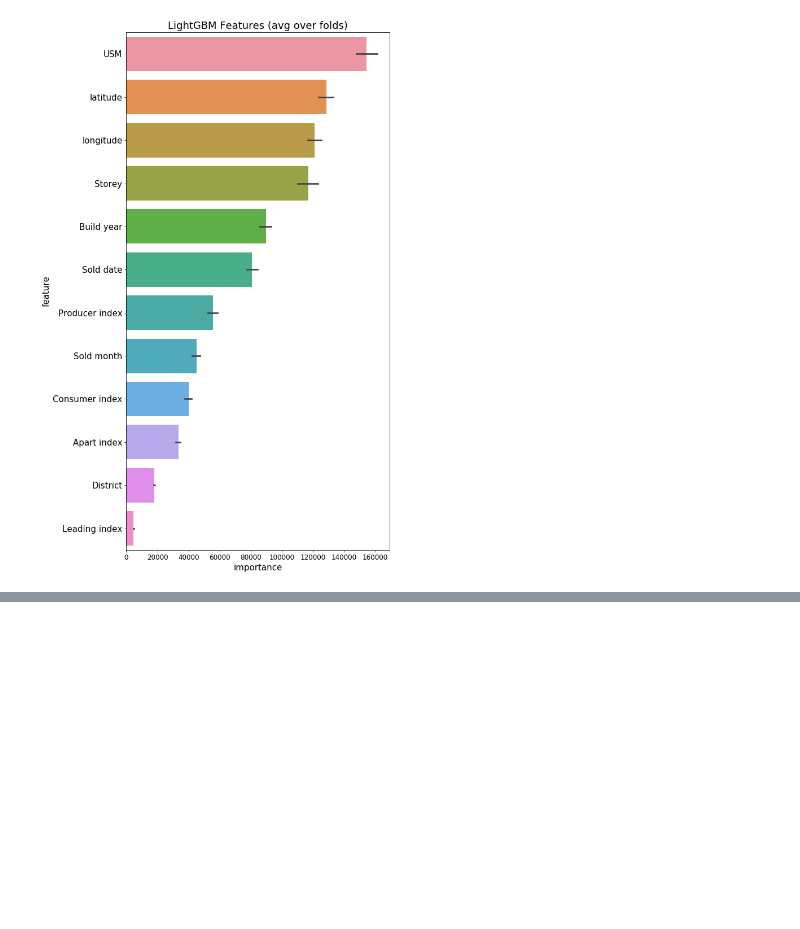
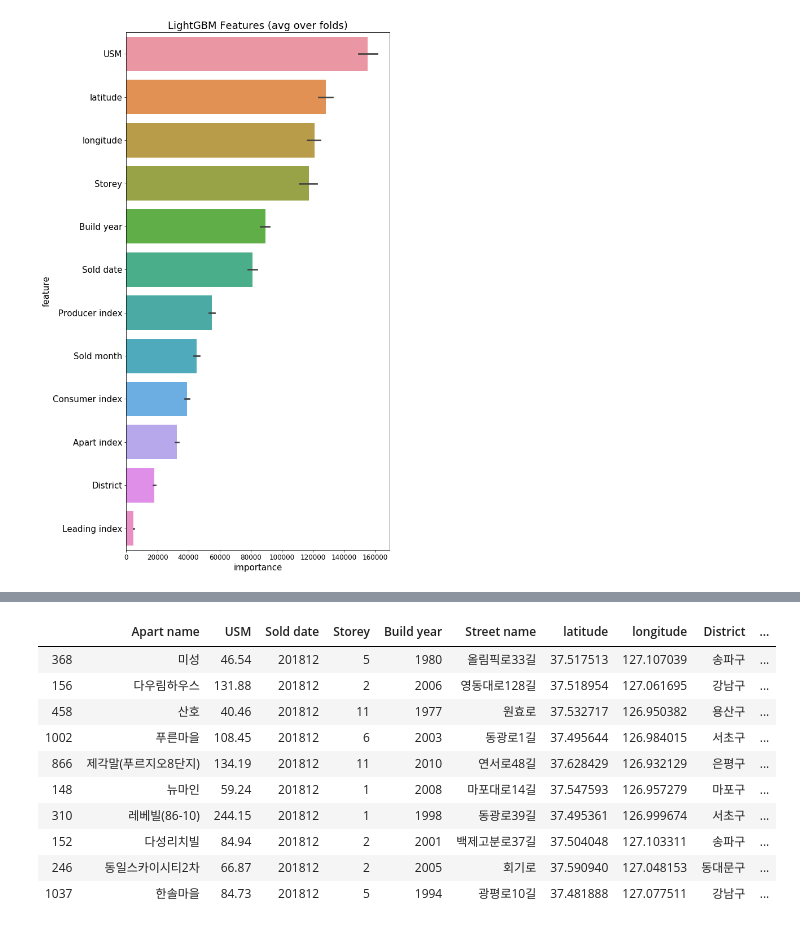
Before and after one commit to parapara157/RealEstate, a Jupyter notebook: 4.modeling.ipynb, the cells around one changed output, grey strips where cells are left out. Saved outputs shown, nothing was run; the diff lists cells and outputs as text; code cells hidden in the pictures; blank space fills up the shorter version.

```diff
--- a/4.modeling.ipynb
+++ b/4.modeling.ipynb
@@ -377,0 +392,14 @@ dtype: float64
+# %%
+kfoldTest4[:10]
+# %% [output]
+|  | Apart name | USM | Sold date | Storey | Build year | Street name | latitude | longitude | District | ... |
+| 368 | 미성 | 46.54 | 201812 | 5 | 1980 | 올림픽로33길 | 37.517513 | 127.107039 | 송파구 | ... |
+| 156 | 다우림하우스 | 131.88 | 201812 | 2 | 2006 | 영동대로128길 | 37.518954 | 127.061695 | 강남구 | ... |
+| 458 | 산호 | 40.46 | 201812 | 11 | 1977 | 원효로 | 37.532717 | 126.950382 | 용산구 | ... |
+| 1002 | 푸른마을 | 108.45 | 201812 | 6 | 2003 | 동광로1길 | 37.495644 | 126.984015 | 서초구 | ... |
+| 866 | 제각말(푸르지오8단지) | 134.19 | 201812 | 11 | 2010 | 연서로48길 | 37.628429 | 126.932129 | 은평구 | ... |
+| 148 | 뉴마인 | 59.24 | 201812 | 1 | 2008 | 마포대로14길 | 37.547593 | 126.957279 | 마포구 | ... |
+| 310 | 레베빌(86-10) | 244.15 | 201812 | 1 | 1998 | 동광로39길 | 37.495361 | 126.999674 | 서초구 | ... |
+| 152 | 다성리치빌 | 84.94 | 201812 | 2 | 2001 | 백제고분로37길 | 37.504048 | 127.103311 | 송파구 | ... |
+| 246 | 동일스카이시티2차 | 66.87 | 201812 | 2 | 2005 | 회기로 | 37.590940 | 127.048153 | 동대문구 | ... |
+| 1037 | 한솔마을 | 84.73 | 201812 | 5 | 1994 | 광평로10길 | 37.481888 | 127.077511 | 강남구 | ... |
```
Also changed, not shown: parts of 41 cells of this notebook, 5 other files.
